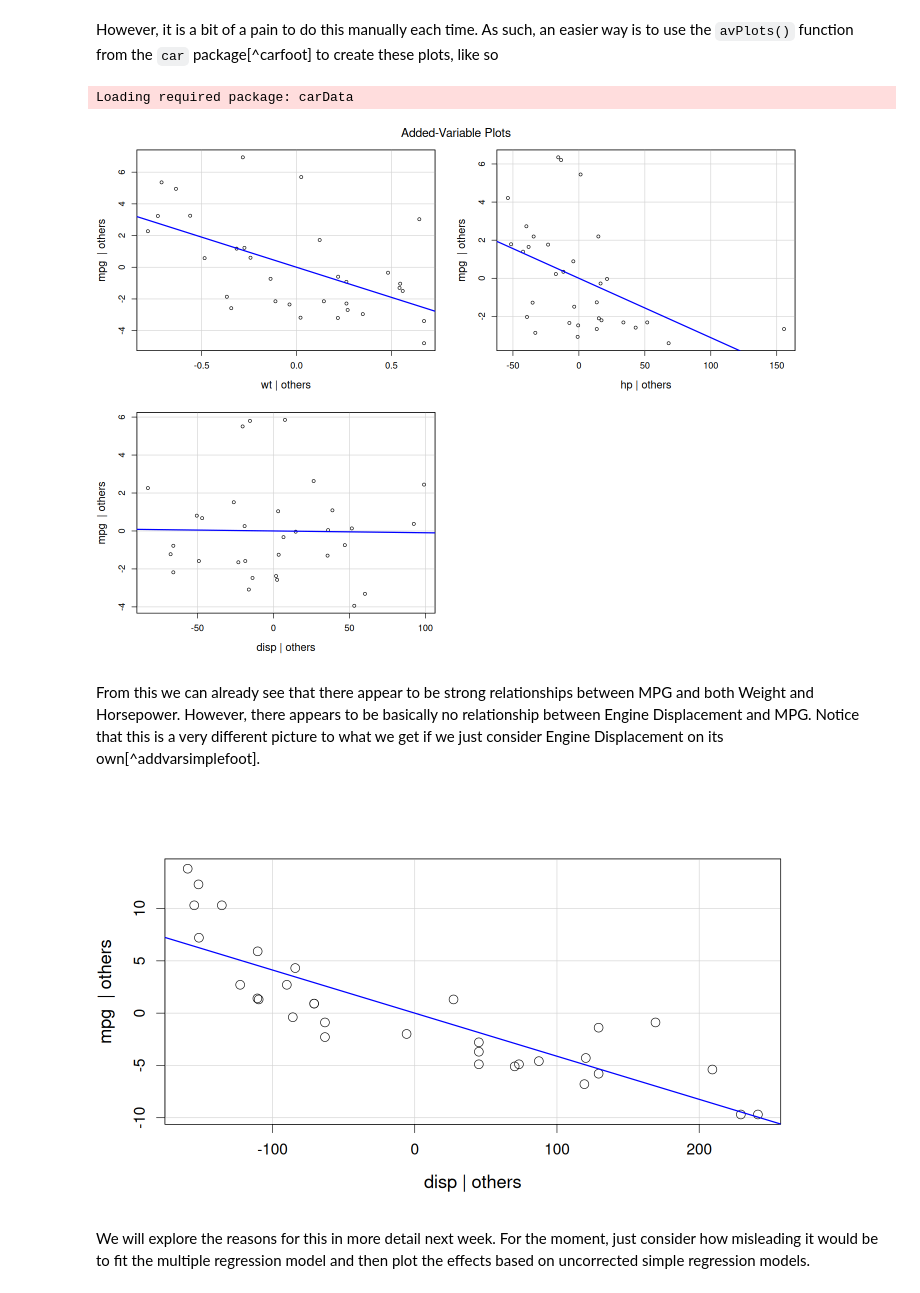
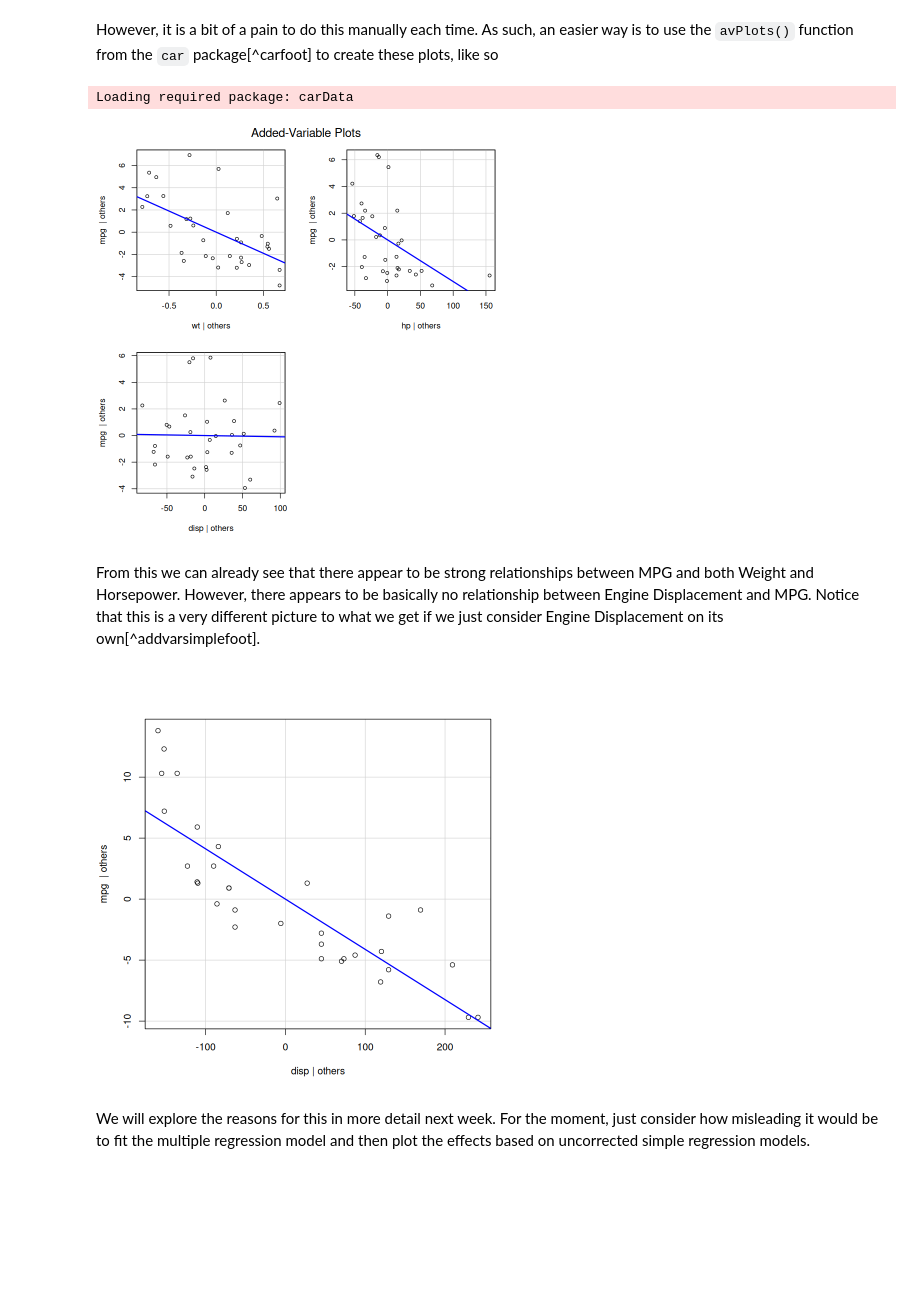
Before and after one commit to PCHN63101-Advanced-Data-Skills/Simple-Multiple-Regression, a Jupyter notebook: 5.multiple-regression.ipynb, the cells around one changed output. Drawn from its saved outputs; the diff is of its cells as text; code cells hidden in the pictures; blank space fills up the shorter version.

```diff
--- a/5.multiple-regression.ipynb
+++ b/5.multiple-regression.ipynb
@@ -364,9 +324,8 @@ options(repr.plot.width=12, repr.plot.height=9)
 # %%
 library(car)
-par(cex.lab=1.3, cex.axis=1.1, cex=1.4) # plot scaling
 avPlots(mod, id=FALSE)
 # %% [output]
 Loading required package: carData
-[figure, old version]
+[figure, new version]
 # %% [markdown]
 From this we can already see that there appear to be strong relationships between MPG and both Weight and Horsepower. However, there appears to be basically no relationship between Engine Displacement and MPG. Notice that this is a very different picture to what we get if we just consider Engine Displacement on its own[^addvarsimplefoot].
@@ -375,9 +332,8 @@ options(repr.plot.width=12, repr.plot.height=7)
 # %%
 disp.mod <- lm(mpg ~ disp, data=mtcars)
-par(cex.lab=1.3, cex.axis=1.1, cex=1.4) # plot scaling
 avPlots(disp.mod, id=FALSE)
 # %% [output]
-[figure, old version]
+[figure, new version]
 # %% [markdown]
 We will explore the reasons for this in more detail next week. For the moment, just consider how misleading it would be to fit the multiple regression model and then plot the effects based on uncorrected simple regression models.
 # %% [markdown]
```
Also changed, not shown: parts of 8 cells of this notebook, 44 other files.
